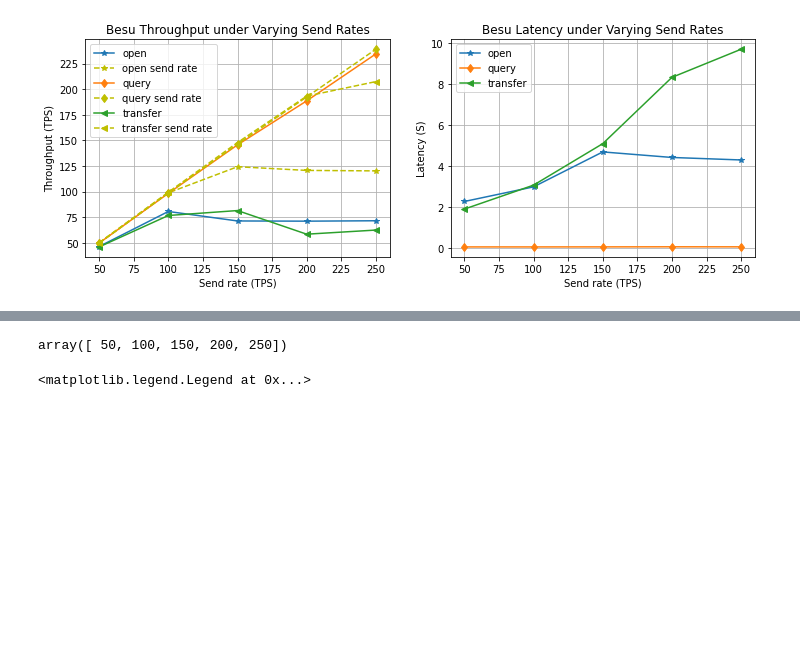
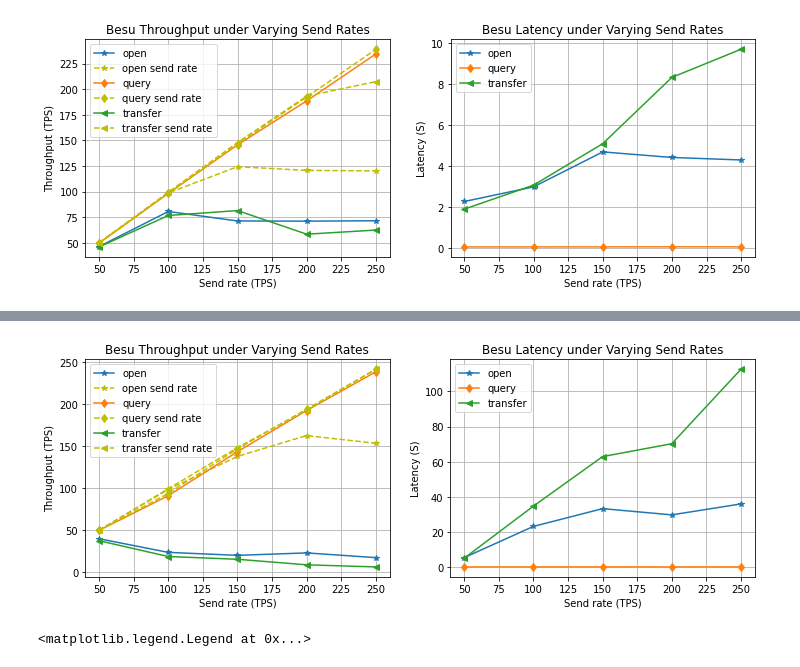
Before and after one commit to CaixiangFan/besu-benchmark, a Jupyter notebook: src/data_process.ipynb, the cells around one changed output, grey strips where cells are left out. Drawn from its saved outputs; the diff is of its cells as text; code cells hidden in the pictures; blank space fills up the shorter version.

```diff
--- a/src/data_process.ipynb
+++ b/src/data_process.ipynb
@@ -177,3 +185,11 @@ plot_with_real_sendrate(df_res)
+# %%
+# 2u4gram (Cybera)
+path_reports_4nodes = '../caliper-benchmarks/reports/20211213-215339-2c4gb'
+sendrates = np.arange(50, 300, 50)
+df_res = get_res_df(path_reports_4nodes, sendrates)
+plot_with_real_sendrate(df_res)
+# %% [output]
+[figure, added]
 # %%
 path_reports_4nodes_1 = '../caliper-benchmarks/reports-20211129-152024'
 path_reports_4nodes_2 = '../caliper-benchmarks/reports-20211130-140232'
@@ -182,10 +198,6 @@ sendrates = np.arange(50, 300, 50)
 df_res_1 = get_res_df(path_reports_4nodes_1, sendrates)
 df_res_2 = get_res_df(path_reports_4nodes_2, sendrates)
 df_res_3 = get_res_df(path_reports_4nodes_3, sendrates)
-# %%
-sendrates
-# %% [output]
-array([ 50, 100, 150, 200, 250])
 # %%
 openTPS_1 = df_res_1[df_res_1.index=='open']['Throughput (TPS)'].values
 openTPS_2 = df_res_2[df_res_2.index=='open']['Throughput (TPS)'].values
```
Also changed, not shown: parts of 19 cells of this notebook, 2 other files.
